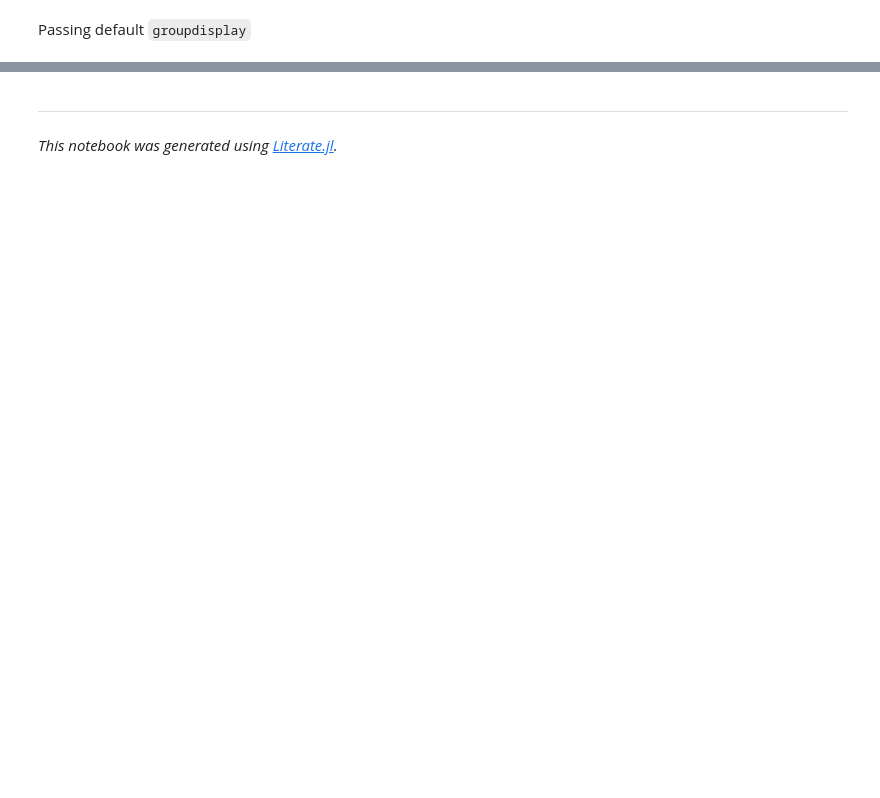
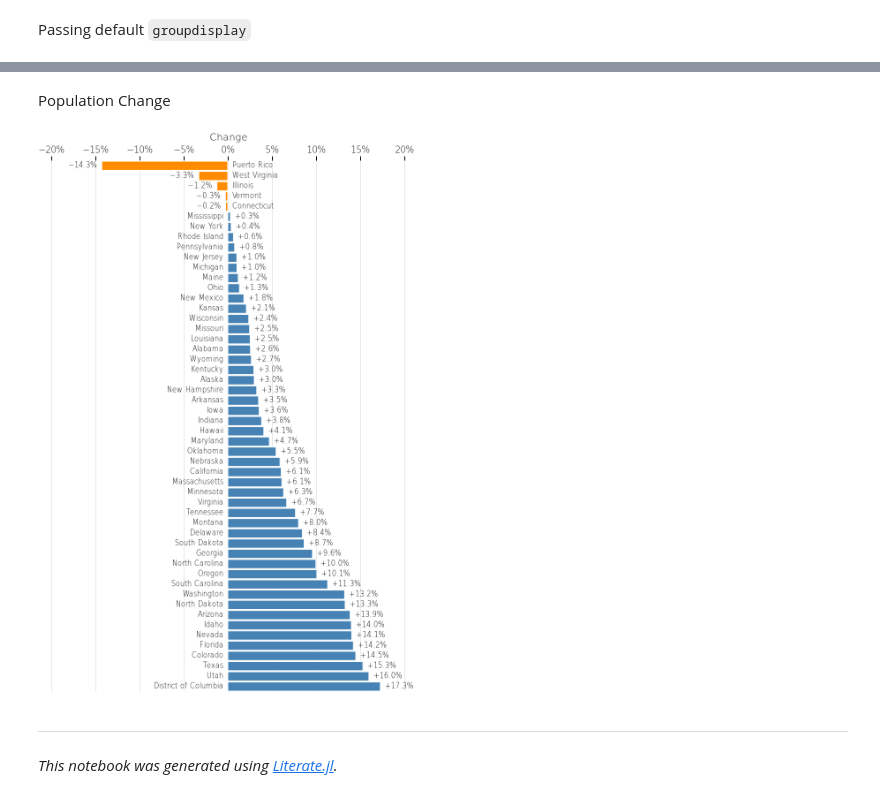
Before and after one commit to sl-solution/StatisticalGraphics.jl, a Jupyter notebook: dev/Plots/Bar/bar4.ipynb, the cells around one changed output, grey strips where cells are left out. Saved outputs shown, nothing was run; the diff lists cells and outputs as text; code cells hidden in the pictures; blank space fills up the shorter version.

```diff
--- a/dev/Plots/Bar/bar4.ipynb
+++ b/dev/Plots/Bar/bar4.ipynb
@@ -110,3 +109,37 @@ sgplot(ds, Bar(y=:x1, group=:x3, label=:height,
+# %% [markdown]
+Population Change
+# %%
+state_pop = filereader(joinpath(dirname(pathof(StatisticalGraphics)),
+                              "..", "docs", "assets", "state-population-2010-2019.tsv"),
+                              delimiter='\t')
+
+@chain state_pop  begin
+    modify!([2,3] => byrow(x->(x[1]-x[2])/x[2])=>:Change,
+                 :Change=>byrow(>(0))=>:Color)
+    sgplot([
+            Bar(y=:State, response=:Change,
+                orderresponse=:Change,
+                colorresponse=:Color, colormodel=[:darkorange, :steelblue],
+                label=:height, labeld3format="+.1%", labeloffset=5,
+                labelalign=:left,
+                labelsize=8,
+                x2axis=true),
+            Bar(y=:State, response=:Change, opacity=0,
+                label=:category, labeloffset=-5, labelalign=:right,
+                labelsize=8,labelpos=:start,
+                x2axis=true)
+            ],
+            x2axis=Axis(title="Change", domain=false, d3format="%", grid=true),
+            yaxis=Axis(show=false),
+            clip=false,
+            legend=false,
+            fontweight=100,
+            height=600,
+            width=400
+        )
+end
+# %% [output]
+[figure, added]
 # %% [markdown]
 ---
 
```
Also changed, not shown: parts of 5 cells of this notebook, 38 other files.
